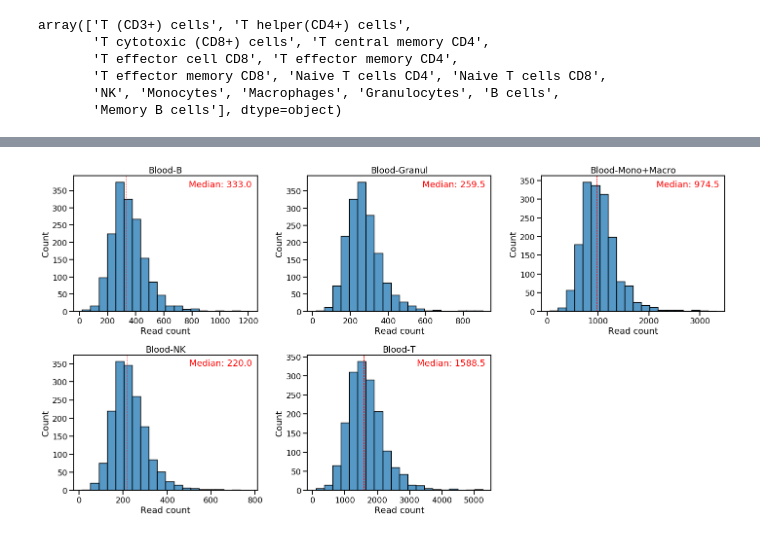
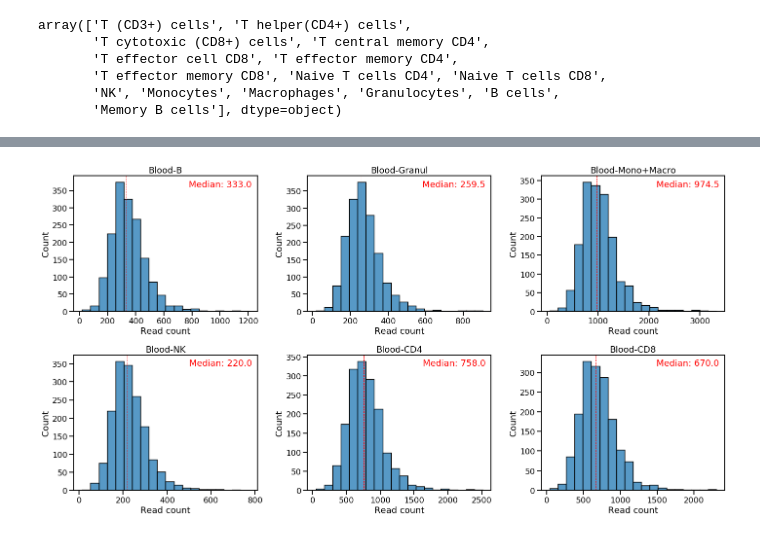
Before and after one commit to gh-msun/gh-msun, a Jupyter notebook: projects/2023_06_26_SRT_deconvolution_MS/notebooks/titration/01_combine_subjects_by_celltype_loyfer_broad.ipynb, the cells around one changed output, grey strips where cells are left out. Saved outputs shown, nothing was run; the diff lists cells and outputs as text; code cells hidden in the pictures.

Commit message:
split cd4 and cd8 for loyfer

```diff
--- a/projects/2023_06_26_SRT_deconvolution_MS/notebooks/titration/01_combine_subjects_by_celltype_loyfer_broad.ipynb
+++ b/projects/2023_06_26_SRT_deconvolution_MS/notebooks/titration/01_combine_subjects_by_celltype_loyfer_broad.ipynb
@@ -260,3 +264,19 @@ array(['T (CD3+) cells', 'T helper(CD4+) cells',
        'T effector memory CD8', 'Naive T cells CD4', 'Naive T cells CD8',
        'NK', 'Monocytes', 'Macrophages', 'Granulocytes', 'B cells',
        'Memory B cells'], dtype=object)
+# %%
+# split Blood-T into Blood-CD4 and Blood-CD8
+mapping = {'T helper(CD4+) cells': 'Blood-CD4',
+           'T central memory CD4': 'Blood-CD4',
+           'T effector memory CD4': 'Blood-CD4',
+           'Naive T cells CD4': 'Blood-CD4',
+
+           'T cytotoxic (CD8+) cells': 'Blood-CD8',
+           'T effector cell CD8': 'Blood-CD8',
+           'T effector memory CD8': 'Blood-CD8',
+           'Naive T cells CD8': 'Blood-CD8',
+          }
+
+ref_sample_df['sample_group'] = np.where(ref_sample_df['cell_type'].isin(mapping.keys()), \
+                                         ref_sample_df['cell_type'].map(mapping), ref_sample_df['sample_group'] )
+ref_sample_df.head()
@@ -262,0 +290,4 @@ array(['T (CD3+) cells', 'T helper(CD4+) cells',
+# %%
+# remove CD3
+ref_sample_df.drop(ref_sample_df[ref_sample_df['cell_type'] == 'T (CD3+) cells'].index, inplace=True)
+ref_sample_df.head()
@@ -273,4 +312,13 @@ Blood-T             22
 Name: sample_id, dtype: int64
+# %%
+cellType = [
+    'Blood-B',
+    'Blood-Granul',
+    'Blood-Mono+Macro',
+    'Blood-NK',
+    'Blood-CD4',
+    'Blood-CD8'
+]
 # %%
 from pyspark.sql.functions import when
 # %%
@@ -336,13 +389,9 @@ Wall time: 2min 2s
 # %%
 sns.set_context('talk')
 
-# Blood-B                   5
-# Blood-Granul              3
-# Blood-Mono+Macro         11
-# Blood-NK                  3
-# Blood-T                  22
 
-celltype_subset = ['Blood-B', 'Blood-Granul', 'Blood-Mono+Macro', 'Blood-NK', 'Blood-NK', 'Blood-T']
+# celltype_subset = ['Blood-B', 'Blood-Granul', 'Blood-Mono+Macro', 'Blood-NK', 'Blood-NK', 'Blood-T']
+celltype_subset = ['Blood-B', 'Blood-Granul', 'Blood-Mono+Macro', 'Blood-NK', 'Blood-NK', 'Blood-CD4', 'Blood-CD8']
 
 matched_elements = [x for x in cellType if x in celltype_subset]
 matched_indexes = [i for i, x in enumerate(cellType) if x in celltype_subset]
@@ -354,31 +403,31 @@ region_read_count_subset = [region_read_count[i] for i in matched_indexes]
 fig = plt.figure(figsize=(20, 20))
 
 # Loop over the dataframes
 for i, (df, title) in enumerate(zip(region_read_count_subset, matched_elements), start=1):
     # Create a subplot for each dataframe
     ax = fig.add_subplot(4, 3, i)
 
     # Plot the histogram of the 'count' column using seaborn
     sns.histplot(df['count'], bins=20, edgecolor='black', ax=ax)
 
     # Calculate the median
     median = df['count'].median()
 
     # Add a vertical line for the median
     ax.axvline(median, color='red', linestyle='dashed', linewidth=1)
 
     # Add text in the upper right corner
     ax.text(0.97, 0.97, f'Median: {median}', ha='right', va='top', transform=ax.transAxes, color='red')
 
     # Set the title from the titles list
     ax.set_title(title)
 
     # Set x-axis label
     ax.set_xlabel('Read count')
 
 # Add spacing between plots
 plt.tight_layout()
 # Display the plot
 plt.show()
 # %% [output]
-[figure, old version]
+[figure, new version]
```
Also changed, not shown: parts of 6 cells of this notebook, 4 other files.
